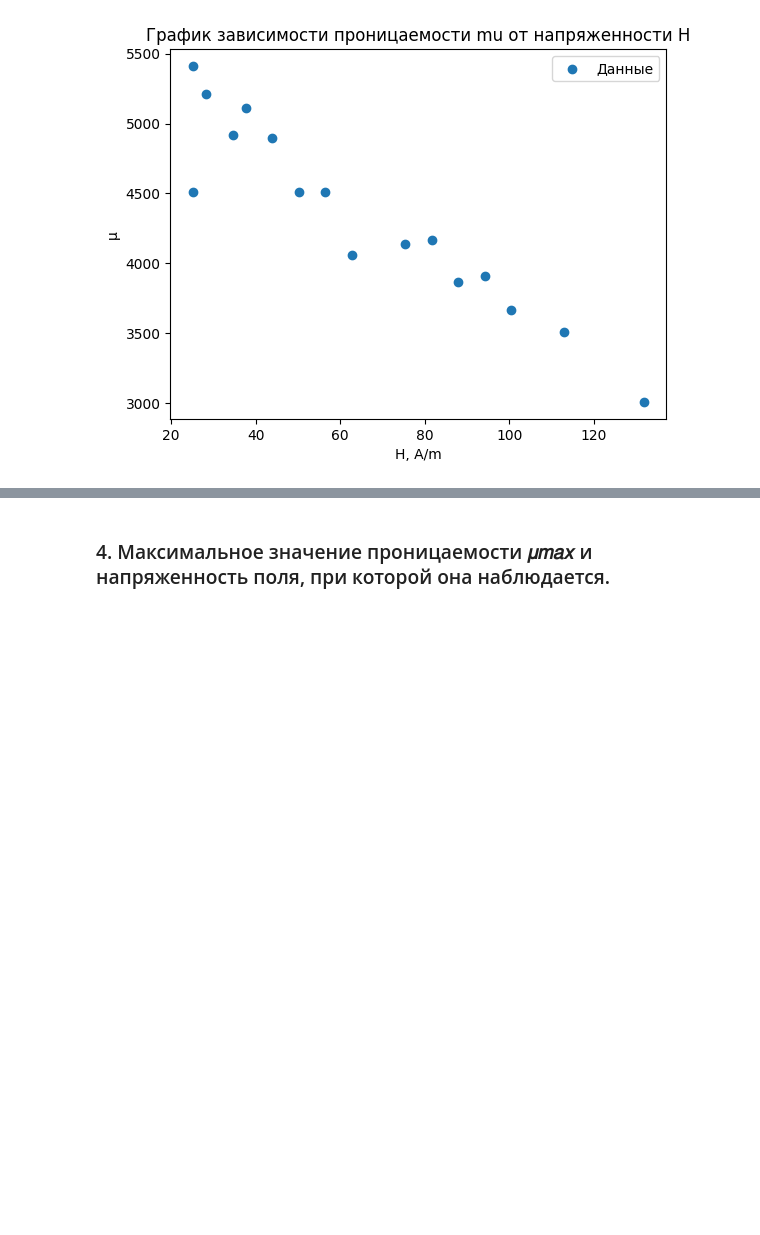
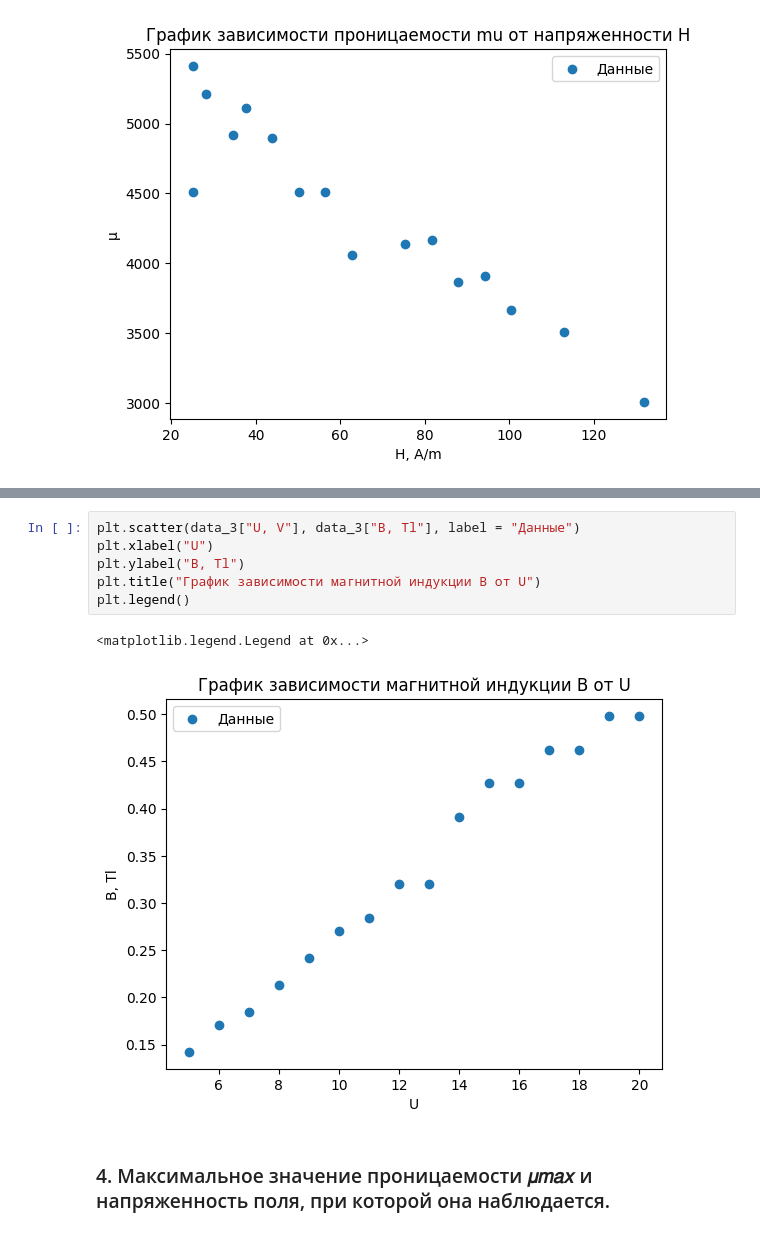
Before and after one commit to lalayants/PhysicsITMO_Electrostatics, a Jupyter notebook: lab3.07/analyze_3.07.ipynb, the cells around one changed output, grey strips where cells are left out. Cells and saved outputs as stored; diff of their text form; blank space fills up the shorter version.

```diff
--- a/lab3.07/analyze_3.07.ipynb
+++ b/lab3.07/analyze_3.07.ipynb
@@ -186,3 +215,12 @@ plt.legend()
+# %%
+plt.scatter(data_3["U, V"], data_3["B, Tl"], label = "Данные")
+plt.xlabel("U")
+plt.ylabel("B, Tl")
+plt.title("График зависимости магнитной индукции B от U")
+plt.legend()
+# %% [output]
+<matplotlib.legend.Legend at 0x...>
+[figure, added]
 # %% [markdown]
 ### 4. Максимальное значение проницаемости 𝜇𝑚𝑎𝑥 и напряженность поля, при которой она наблюдается.
 # %%
```
Also changed, not shown: parts of 2 cells of this notebook, 5 other files.
